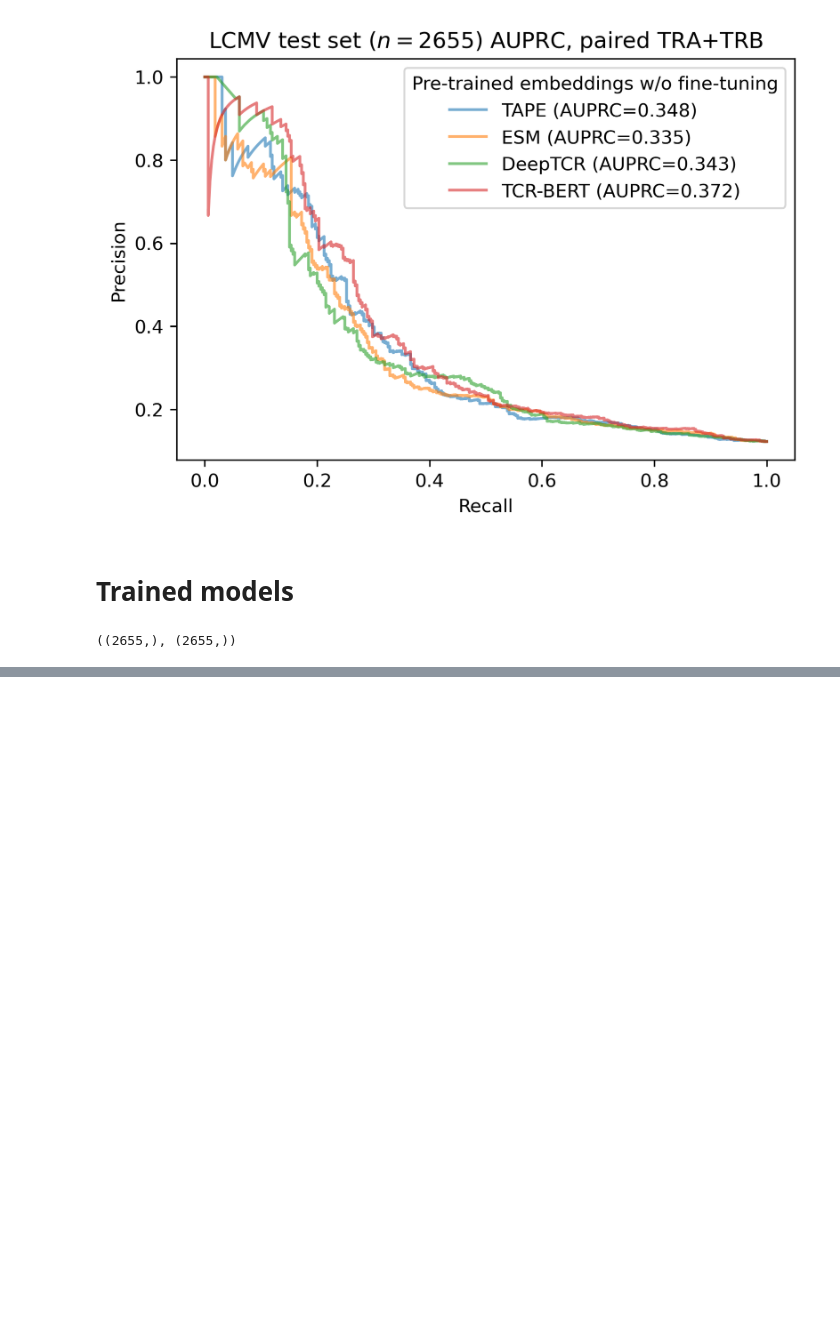
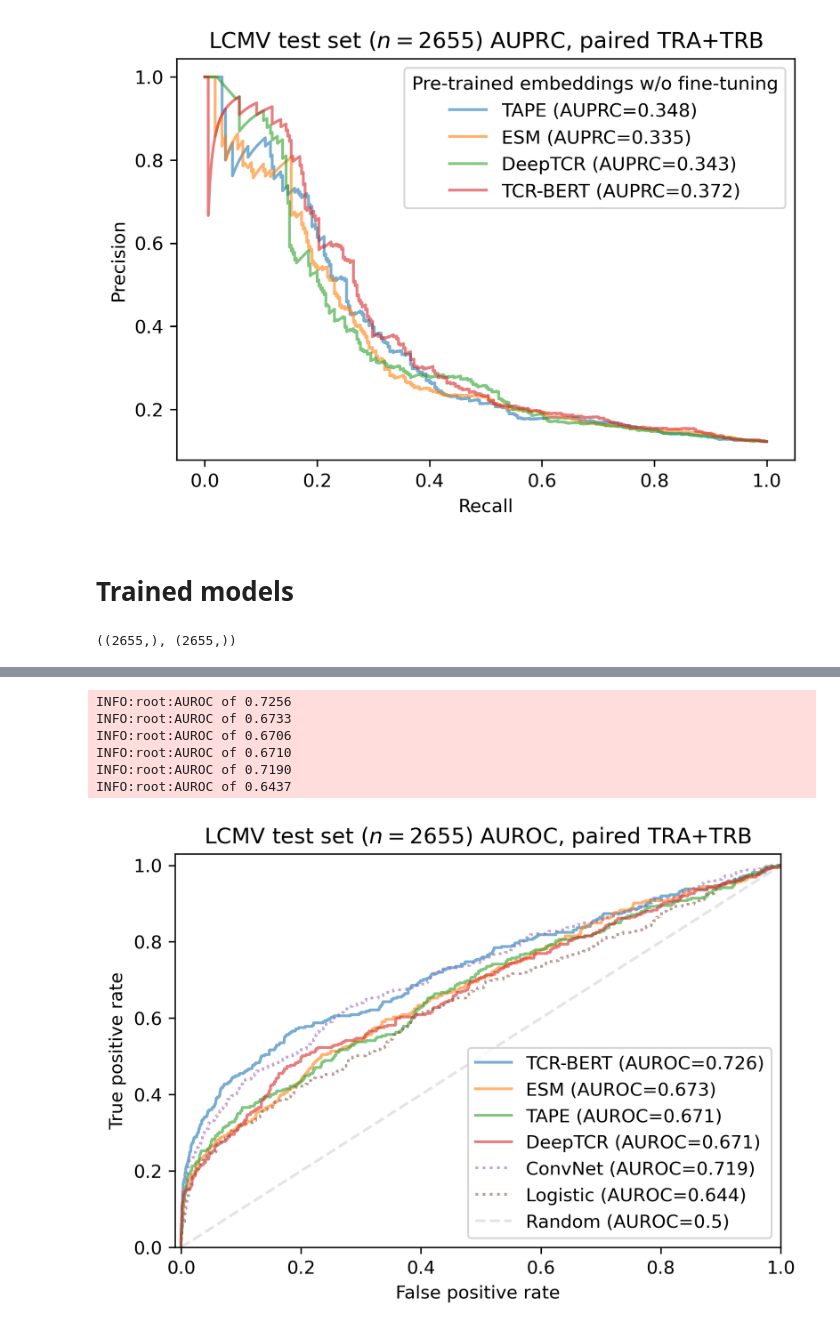
Before and after one commit to wukevin/tcr-bert, a Jupyter notebook: jupyter/lcmv_test_set_comparison.ipynb, the cells around one changed output, grey strips where cells are left out. Cells and saved outputs as stored; diff of their text form; code cells hidden in the pictures; blank space fills up the shorter version.

Commit message:
Add AUROC plot

```diff
--- a/jupyter/lcmv_test_set_comparison.ipynb
+++ b/jupyter/lcmv_test_set_comparison.ipynb
@@ -390,0 +388,77 @@ INFO:root:AUPRC of 0.1304
+# %%
+# plot the results of the embedding based models
+
+fig, ax = plt.subplots(dpi=300)
+
+plot_utils.plot_auroc(
+    lcmv_test['label'],
+    finetune_tcrbert_preds,
+    label_prefix="TCR-BERT",
+    alpha=0.6,
+    ax=ax,
+)
+
+plot_utils.plot_auroc(
+    lcmv_test['label'],
+    esm_lcmv_test_preds,
+    label_prefix="ESM",
+    alpha=0.6,
+    ax=ax,
+)
+plot_utils.plot_auroc(
+    lcmv_test['label'],
+    tape_lcmv_test_preds,
+    label_prefix="TAPE",
+    alpha=0.6,
+    ax=ax,
+)
+plot_utils.plot_auroc(
+    lcmv_test['label'],
+    deeptcr_lcmv_test_preds,
+    label_prefix="DeepTCR",
+    alpha=0.6,
+    ax=ax,
+)
+# plot_utils.plot_auprc(
+#     lcmv_test['label'],
+#     tcrbert_lcmv_test_preds,
+#     label_prefix="TCR-BERT",
+#     alpha=0.6, linestyle="--",
+#     ax=ax,
+# )
+###
+plot_utils.plot_auroc(
+    lcmv_test['label'],
+    convnet_preds,
+    label_prefix="ConvNet",
+    alpha=0.6, linestyle='dotted',
+    ax=ax,
+)
+plot_utils.plot_auroc(
+    lcmv_test['label'],
+    lr_baseline_lcmv_test_preds,
+    label_prefix="Logistic",
+    alpha=0.6, linestyle='dotted',
+    ax=ax,
+)
+### Random baseline
+rand_line_rng = np.random.default_rng(seed=6489)
+ax.plot(
+    [0, 1], [0, 1],
+    label="Random (AUROC=0.5)",
+    alpha=0.2, linestyle="dashed", color="grey",
+)
+
+ax.legend()
+ax.set(
+    title=f"LCMV test set ($n={len(lcmv_test)}$) AUROC, paired TRA+TRB"
+)
+fig.show()
+# %% [output]
+INFO:root:AUROC of 0.7256
+INFO:root:AUROC of 0.6733
+INFO:root:AUROC of 0.6706
+INFO:root:AUROC of 0.6710
+INFO:root:AUROC of 0.7190
+INFO:root:AUROC of 0.6437
+[figure, added]
```
Also changed, not shown: parts of 8 cells of this notebook.
